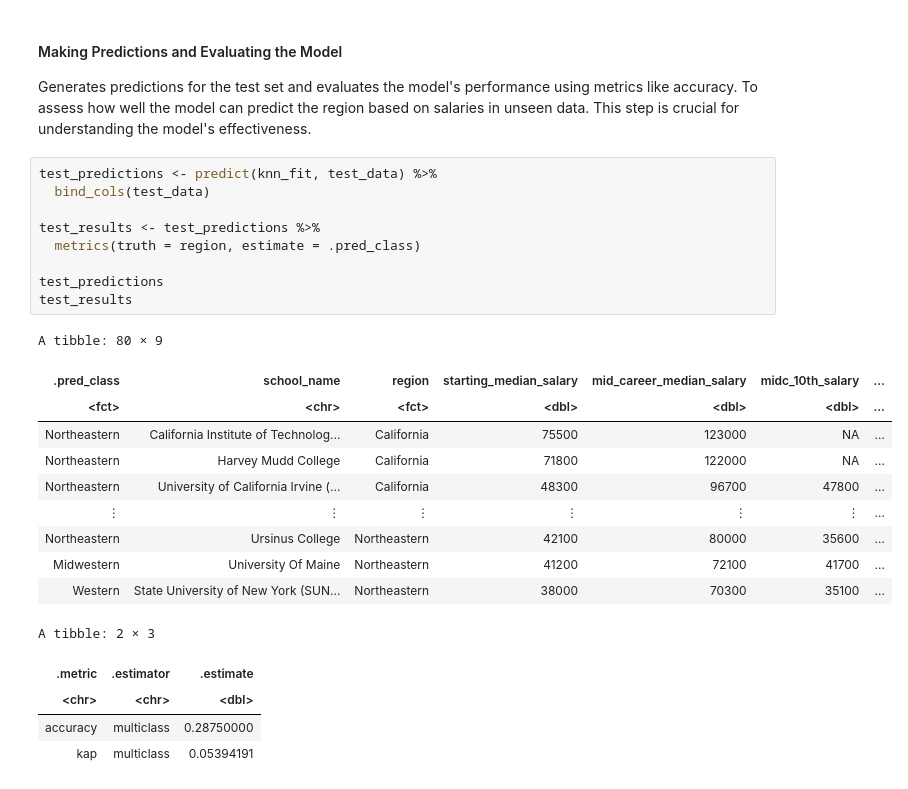
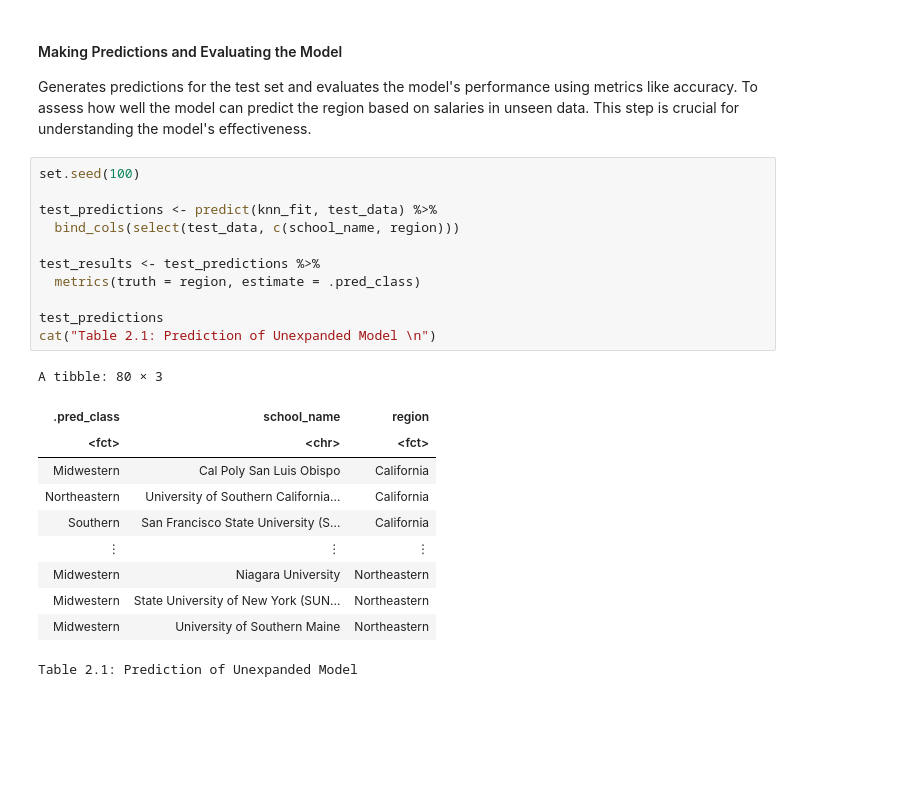
Before and after one commit to colinyee9935/DSCI100_Group_Project, a Jupyter notebook: Project Proposal version 0.0.1.ipynb, the cells around one changed output. Cells and saved outputs as stored; diff of their text form; blank space fills up the shorter version.

```diff
--- a/Project Proposal version 0.0.1.ipynb
+++ b/Project Proposal version 0.0.1.ipynb
@@ -266,27 +253,25 @@ Best k: 5
 #### Making Predictions and Evaluating the Model
 Generates predictions for the test set and evaluates the model's performance using metrics like accuracy. To assess how well the model can predict the region based on salaries in unseen data. This step is crucial for understanding the model's effectiveness.
 # %%
+set.seed(100)
+
 test_predictions <- predict(knn_fit, test_data) %>%
-  bind_cols(test_data)
+  bind_cols(select(test_data, c(school_name, region)))
 
 test_results <- test_predictions %>%
   metrics(truth = region, estimate = .pred_class)
 
 test_predictions
-test_results
+cat("Table 2.1: Prediction of Unexpanded Model \n")
 # %% [output]
-A tibble: 80 × 9
+A tibble: 80 × 3
-| .pred_class | school_name | region | starting_median_salary | mid_career_median_salary | midc_10th_salary | ... |
-| <fct> | <chr> | <fct> | <dbl> | <dbl> | <dbl> | ... |
-| Northeastern | California Institute of Technolog... | California | 75500 | 123000 | NA | ... |
-| Northeastern | Harvey Mudd College | California | 71800 | 122000 | NA | ... |
-| Northeastern | University of California Irvine (... | California | 48300 | 96700 | 47800 | ... |
-| ⋮ | ⋮ | ⋮ | ⋮ | ⋮ | ⋮ | ... |
-| Northeastern | Ursinus College | Northeastern | 42100 | 80000 | 35600 | ... |
-| Midwestern | University Of Maine | Northeastern | 41200 | 72100 | 41700 | ... |
-| Western | State University of New York (SUN... | Northeastern | 38000 | 70300 | 35100 | ... |
+| .pred_class | school_name | region |
+| <fct> | <chr> | <fct> |
+| Midwestern | Cal Poly San Luis Obispo | California |
+| Northeastern | University of Southern California... | California |
+| Southern | San Francisco State University (S... | California |
+| ⋮ | ⋮ | ⋮ |
+| Midwestern | Niagara University | Northeastern |
+| Midwestern | State University of New York (SUN... | Northeastern |
+| Midwestern | University of Southern Maine | Northeastern |
-A tibble: 2 × 3
+Table 2.1: Prediction of Unexpanded Model
-| .metric | .estimator | .estimate |
-| <chr> | <chr> | <dbl> |
-| accuracy | multiclass | 0.28750000 |
-| kap | multiclass | 0.05394191 |
```
Also changed, not shown: parts of 45 cells of this notebook.
